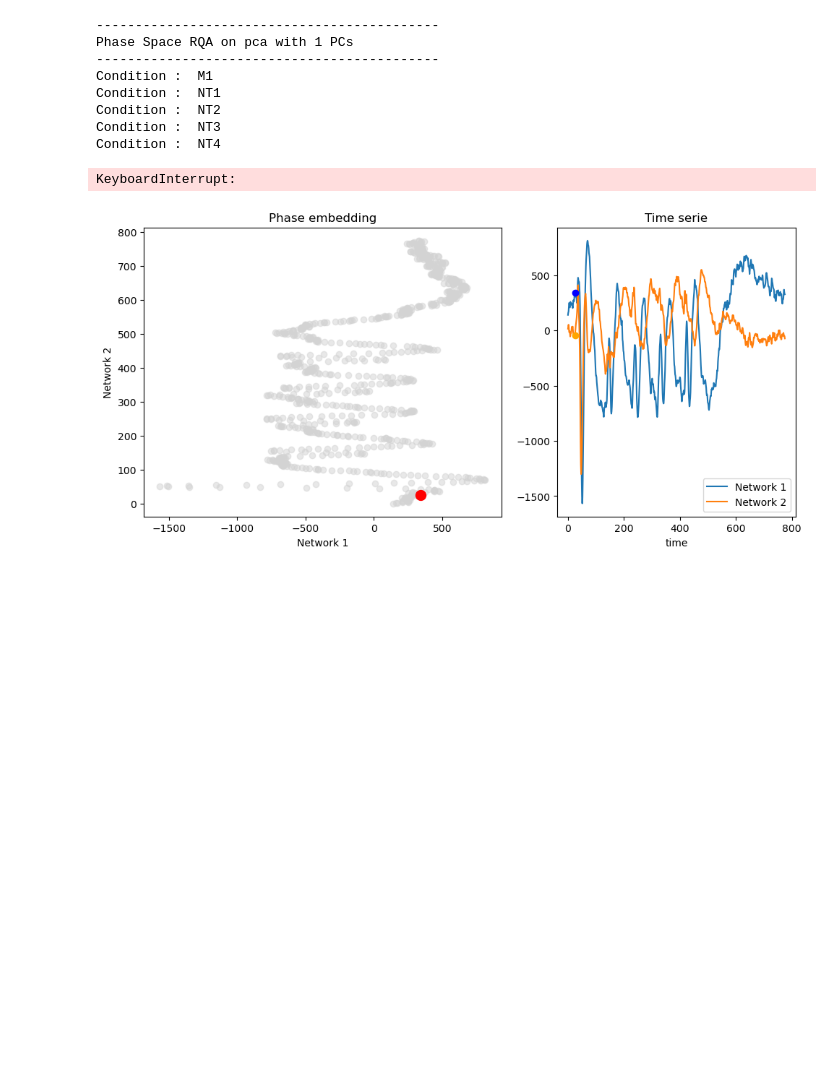
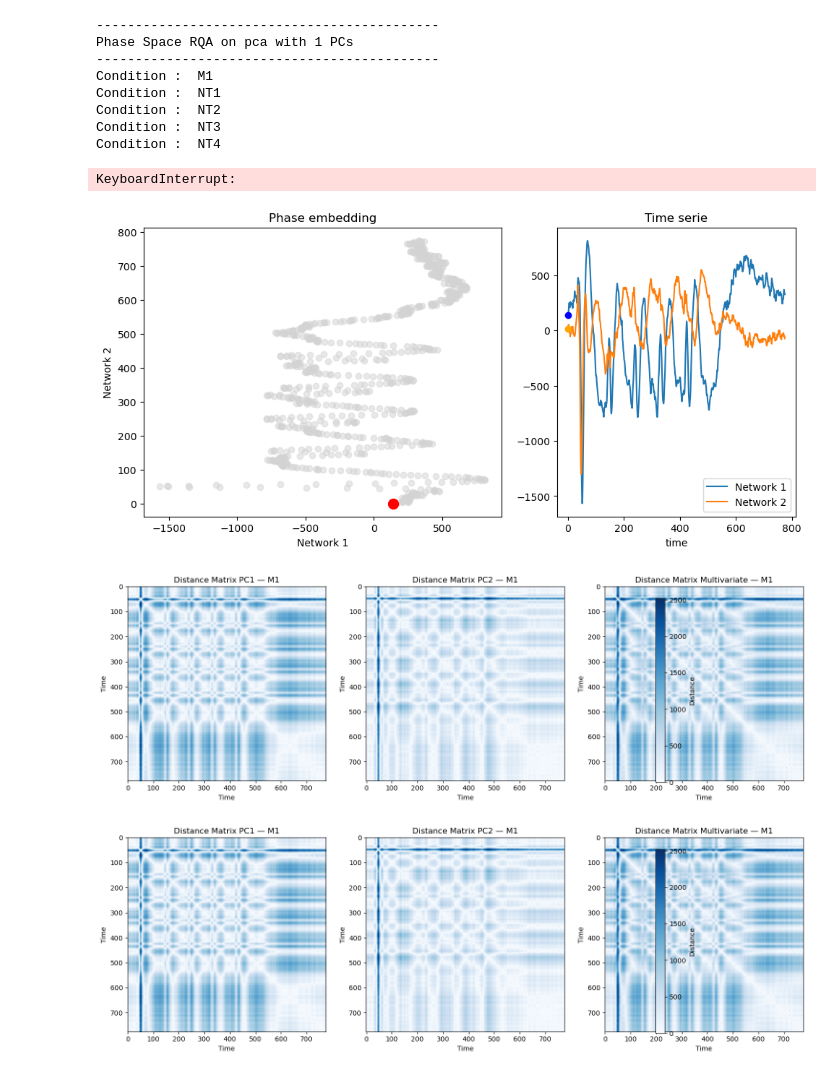
Before and after one commit to barbaragrosjean/broadness, a Jupyter notebook: core.ipynb, the cells around one changed output. Drawn from its saved outputs; the diff is of its cells as text; code cells hidden in the pictures; blank space fills up the shorter version.

```diff
--- a/core.ipynb
+++ b/core.ipynb
@@ -105,7 +106,12 @@ Condition :  NT2
 Condition :  NT3
 Condition :  NT4
 # %%
-res.animate_phase_space('M1') # DOESN'T DO WHAT I WANT TODO
+res.animate_phase_space('M1', save=True) # DOESN'T DO WHAT I WANT TODO
 # %% [output]
 KeyboardInterrupt:
-[figure, old version]
+[figure, new version]
+# %%
+res.plot_recurrence('M1', save=True)
+# %% [output]
+[figure, added]
+[figure, added]
```
Also changed, not shown: parts of 7 cells of this notebook, 13 other files.
